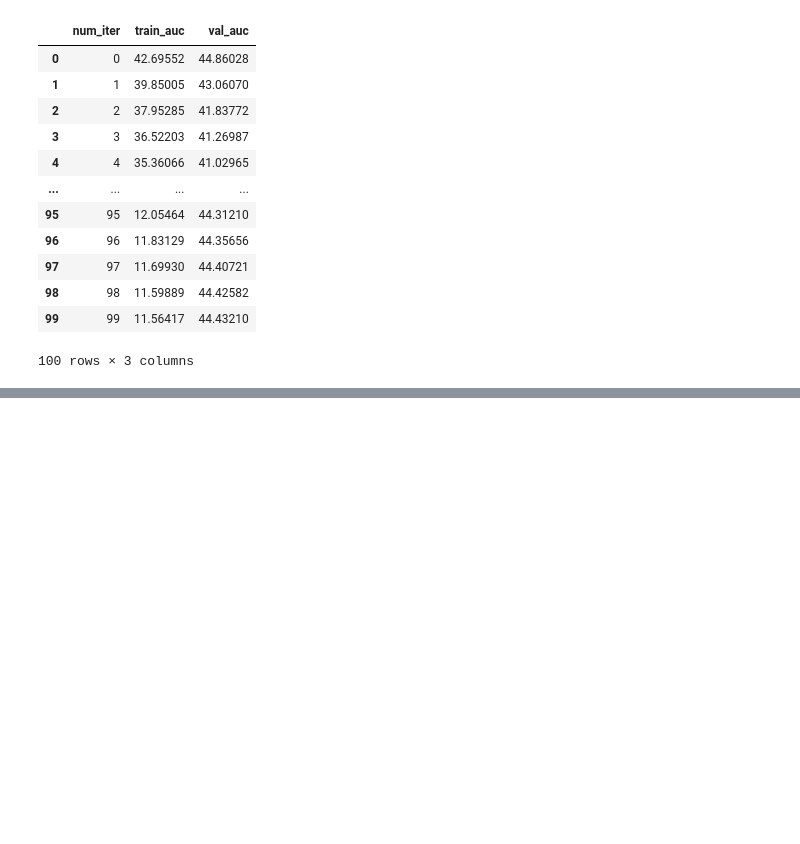
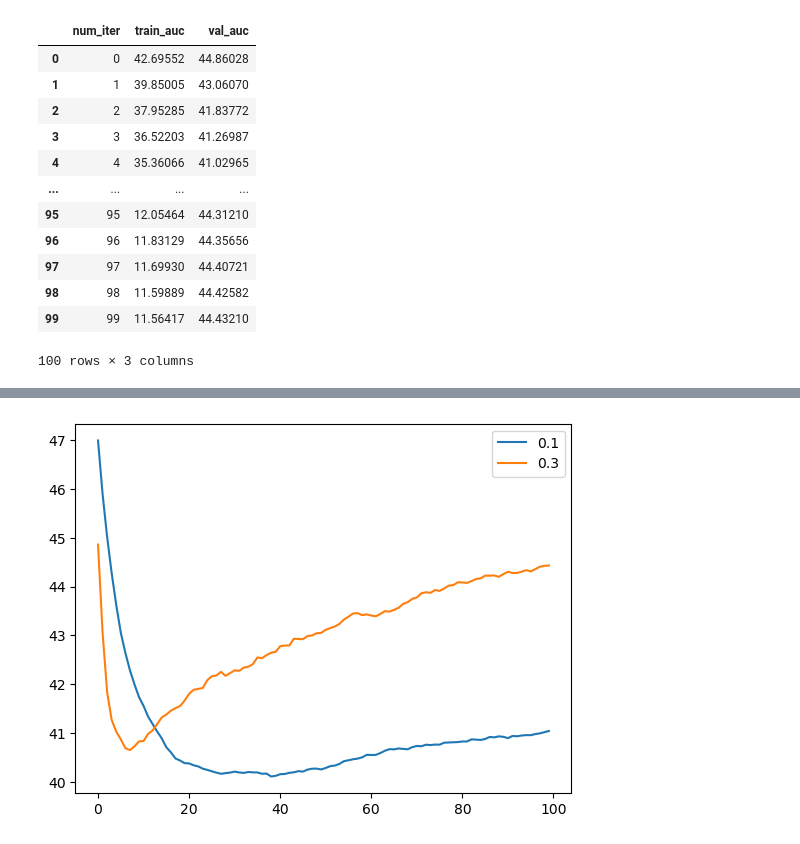
Before and after one commit to DRPproton/ml-zoomcamp_2024, a Jupyter notebook: week-6/hw-week-6.ipynb, the cells around one changed output, grey strips where cells are left out. Cells and saved outputs as stored; diff of their text form; code cells hidden in the pictures; blank space fills up the shorter version.

```diff
--- a/week-6/hw-week-6.ipynb
+++ b/week-6/hw-week-6.ipynb
@@ -422,0 +438,2 @@ scores['eta=0.3']
+# %%
+scores['eta=0.1'] = parse_xgb_output(output)
@@ -422,0 +456,10 @@ scores['eta=0.3']
+# %%
+#@ INSPECTION:
+plt.plot(scores['eta=0.1'].num_iter, scores['eta=0.1'].val_auc,
+        label='0.1')
+plt.plot(scores['eta=0.3'].num_iter, scores['eta=0.3'].val_auc,
+        label='0.3')
+plt.legend()
+plt.show()
+# %% [output]
+[figure, added]
```
Also changed, not shown: parts of 3 cells of this notebook, 5 other files.
